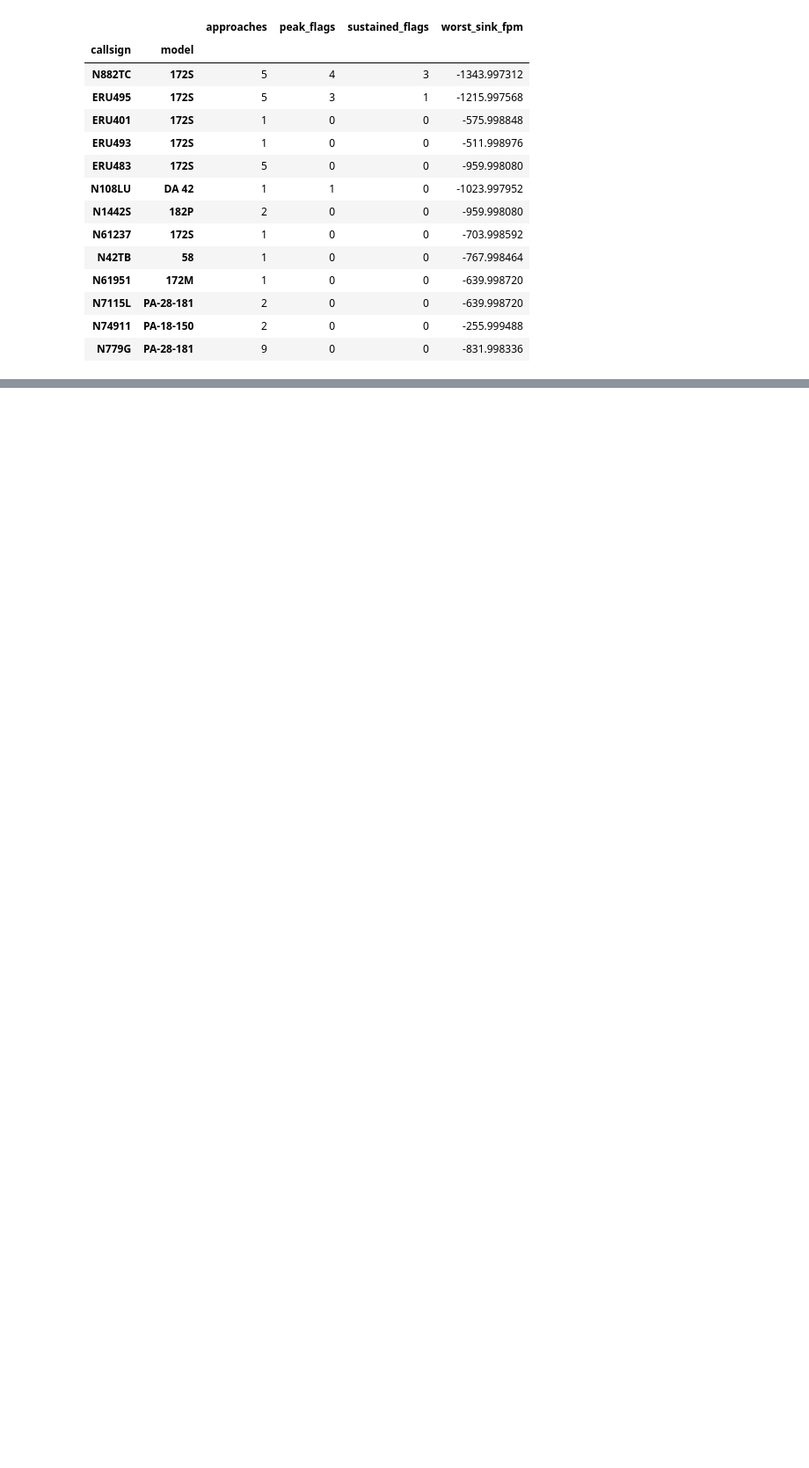
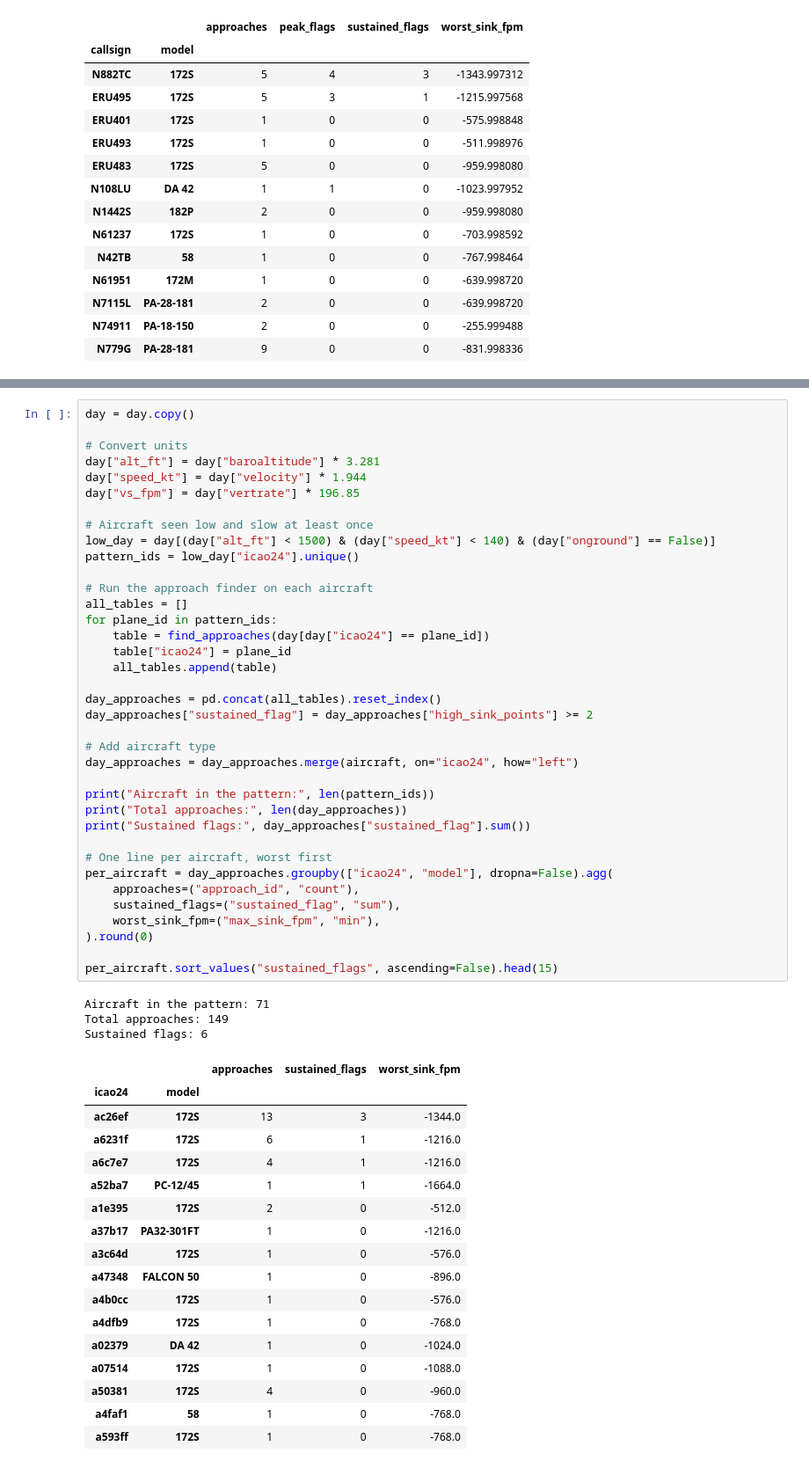
Before and after one commit to samsuseelan/ga-unstable-approach-warning, a Jupyter notebook: stable_approach_check.ipynb, the cells around one changed output, grey strips where cells are left out. Shown at 88% size. Saved outputs shown, nothing was run; the diff lists cells and outputs as text; blank space fills up the shorter version.

Commit message:
Six hours of KDAB data, back-to-back sink rule

```diff
--- a/stable_approach_check.ipynb
+++ b/stable_approach_check.ipynb
@@ -509,0 +546,58 @@ per_type.sort_values("sustained_flags", ascending=False)
+# %%
+day = day.copy()
+
+# Convert units
+day["alt_ft"] = day["baroaltitude"] * 3.281
+day["speed_kt"] = day["velocity"] * 1.944
+day["vs_fpm"] = day["vertrate"] * 196.85
+
+# Aircraft seen low and slow at least once
+low_day = day[(day["alt_ft"] < 1500) & (day["speed_kt"] < 140) & (day["onground"] == False)]
+pattern_ids = low_day["icao24"].unique()
+
+# Run the approach finder on each aircraft
+all_tables = []
+for plane_id in pattern_ids:
+    table = find_approaches(day[day["icao24"] == plane_id])
+    table["icao24"] = plane_id
+    all_tables.append(table)
+
+day_approaches = pd.concat(all_tables).reset_index()
+day_approaches["sustained_flag"] = day_approaches["high_sink_points"] >= 2
+
+# Add aircraft type
+day_approaches = day_approaches.merge(aircraft, on="icao24", how="left")
+
+print("Aircraft in the pattern:", len(pattern_ids))
+print("Total approaches:", len(day_approaches))
+print("Sustained flags:", day_approaches["sustained_flag"].sum())
+
+# One line per aircraft, worst first
+per_aircraft = day_approaches.groupby(["icao24", "model"], dropna=False).agg(
+    approaches=("approach_id", "count"),
+    sustained_flags=("sustained_flag", "sum"),
+    worst_sink_fpm=("max_sink_fpm", "min"),
+).round(0)
+
+per_aircraft.sort_values("sustained_flags", ascending=False).head(15)
+# %% [output]
+Aircraft in the pattern: 71
+Total approaches: 149
+Sustained flags: 6
+|  |  | approaches | sustained_flags | worst_sink_fpm |
+| icao24 | model |  |  |  |
+| ac26ef | 172S | 13 | 3 | -1344.0 |
+| a6231f | 172S | 6 | 1 | -1216.0 |
+| a6c7e7 | 172S | 4 | 1 | -1216.0 |
+| a52ba7 | PC-12/45 | 1 | 1 | -1664.0 |
+| a1e395 | 172S | 2 | 0 | -512.0 |
+| a37b17 | PA32-301FT | 1 | 0 | -1216.0 |
+| a3c64d | 172S | 1 | 0 | -576.0 |
+| a47348 | FALCON 50 | 1 | 0 | -896.0 |
+| a4b0cc | 172S | 1 | 0 | -576.0 |
+| a4dfb9 | 172S | 1 | 0 | -768.0 |
+| a02379 | DA 42 | 1 | 0 | -1024.0 |
+| a07514 | 172S | 1 | 0 | -1088.0 |
+| a50381 | 172S | 4 | 0 | -960.0 |
+| a4faf1 | 58 | 1 | 0 | -768.0 |
+| a593ff | 172S | 1 | 0 | -768.0 |
```
Also changed, not shown: parts of 3 cells of this notebook.
